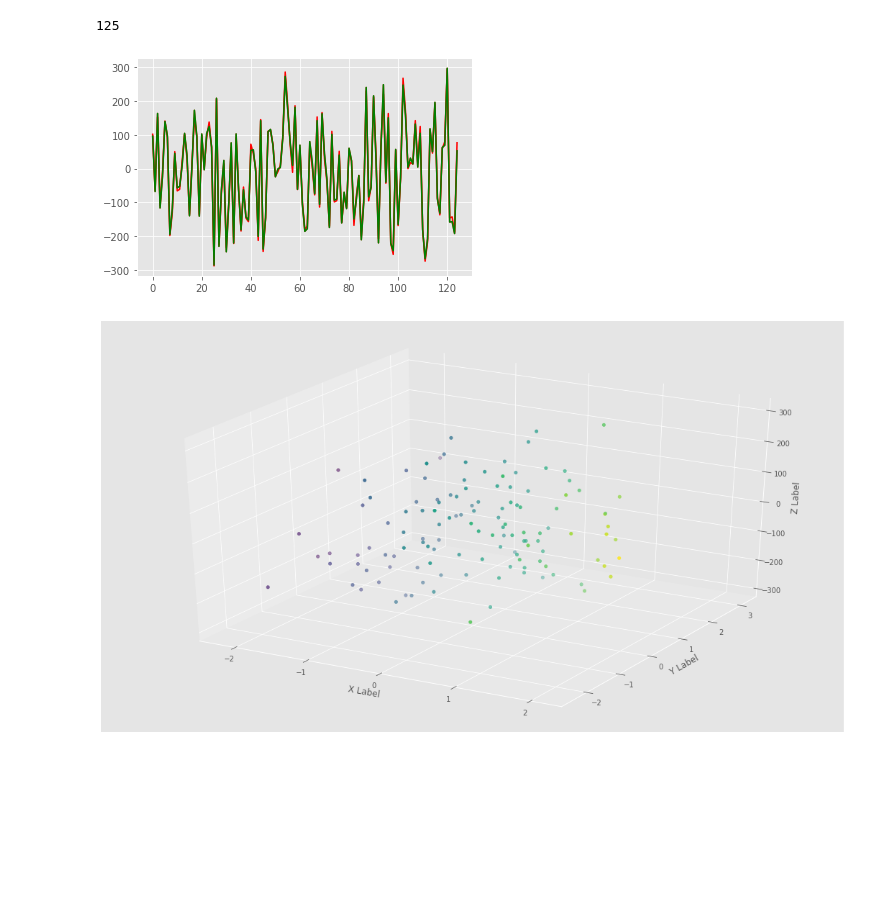
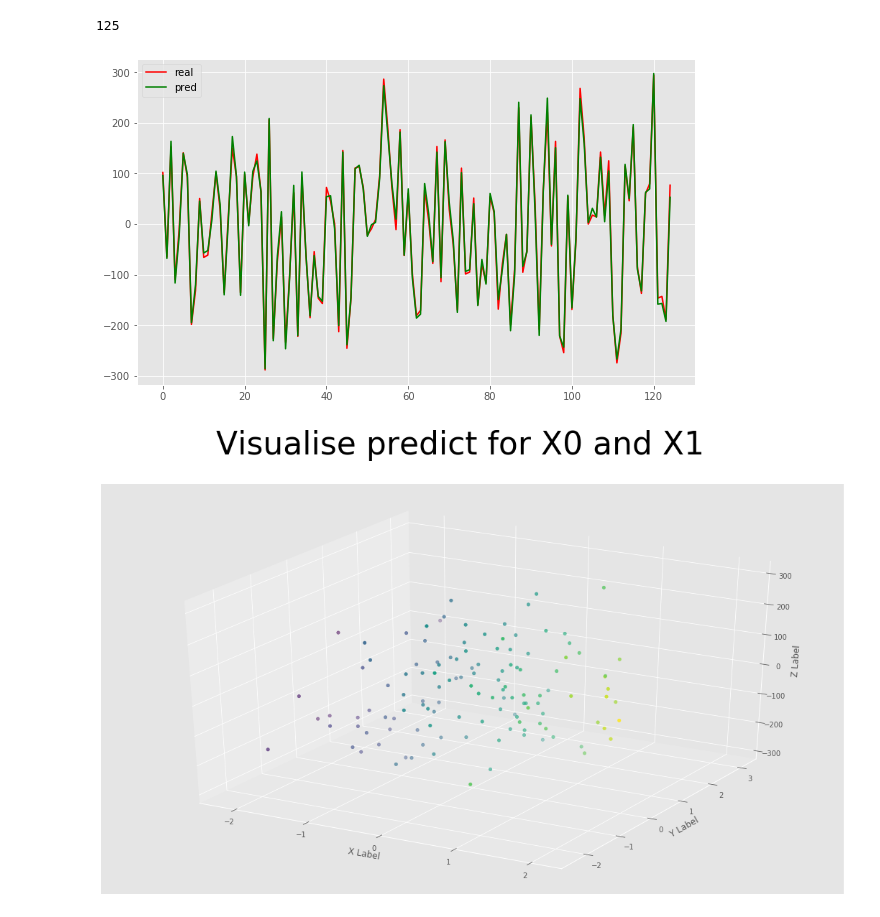
Before and after one commit to kotova0420/ML, a Jupyter notebook: sem7/ML1.2 Регрессия на чистых данных.ipynb, the cells around one changed output. Cells and saved outputs as stored; diff of their text form; code cells hidden in the pictures; blank space fills up the shorter version.

Commit message:
visualise images

```diff
--- a/sem7/ML1.2 Регрессия на чистых данных.ipynb
+++ b/sem7/ML1.2 Регрессия на чистых данных.ipynb
@@ -96,17 +96,22 @@ len(y_pred)
 # %% [output]
 125
 # %%
-plt.plot(y_pred)
-plt.plot(np.array(Y), color='red')
-plt.plot(y_pred, color='green')
+fig, ax = plt.subplots()
+ax.plot(np.array(Y), color='red', label='real')
+ax.plot(y_pred, color='green', label='pred')
+ax.legend()
+fig.set_figheight(6)
+fig.set_figwidth(10)
+plt.savefig('noll.png')
 plt.show()
 # %% [output]
-[figure, old version]
+[figure, new version]
 # %%
 fig = plt.figure()
 fig.set_size_inches(18.5, 10.5)
 
 ax = fig.add_subplot(projection='3d')
+fig.suptitle('Visualise predict for X0 and X1', fontsize=44)
 
 zline = np.array(y_pred)
 xline = np.array(X[0])
@@ -116,10 +121,11 @@ ax.scatter3D(xline, yline, zline, c = xline)
 ax.set_xlabel('X Label')
 ax.set_ylabel('Y Label')
 ax.set_zlabel('Z Label')
+plt.savefig('first.png')
 
 plt.show()
 # %% [output]
-[figure, old version]
+[figure, new version]
 # %%
 fig = plt.figure()
 fig.set_size_inches(18.5, 10.5)
```
Also changed, not shown: parts of 1 cell of this notebook, 1 other file.
